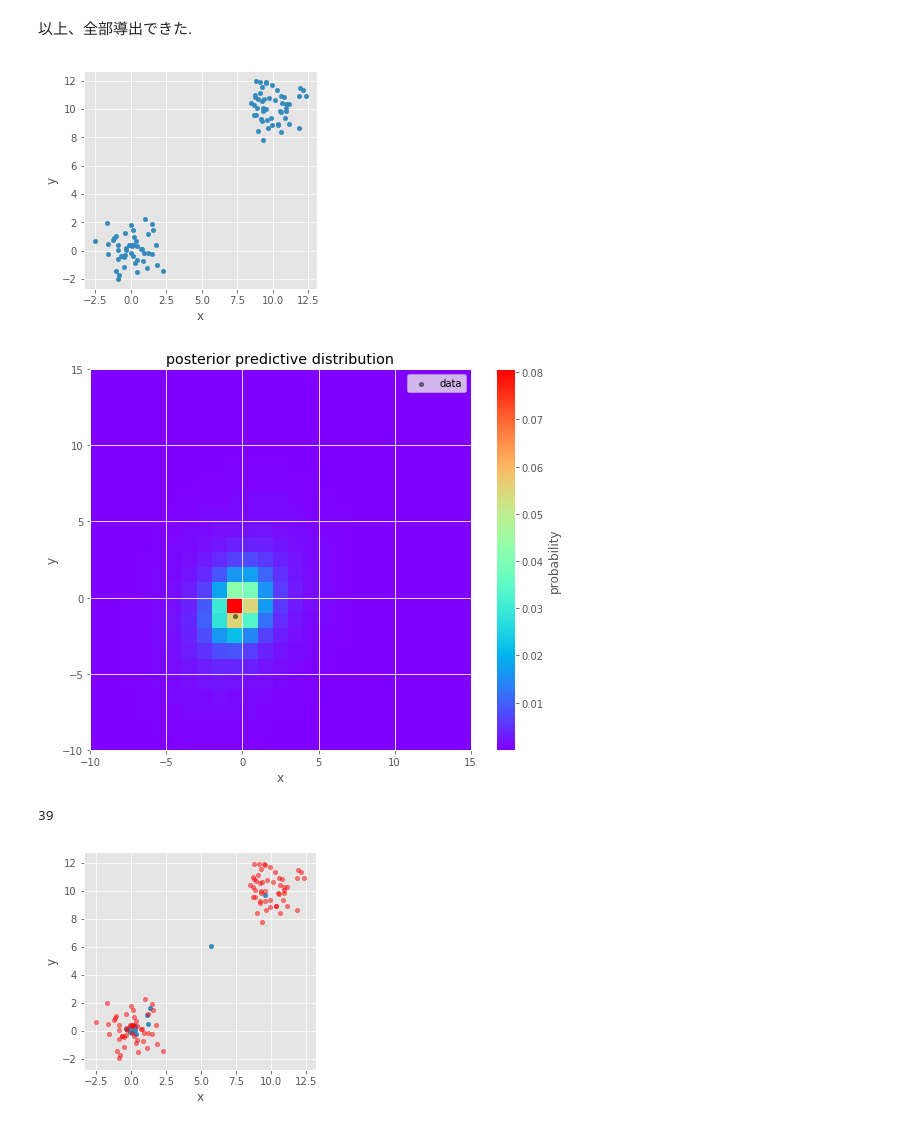
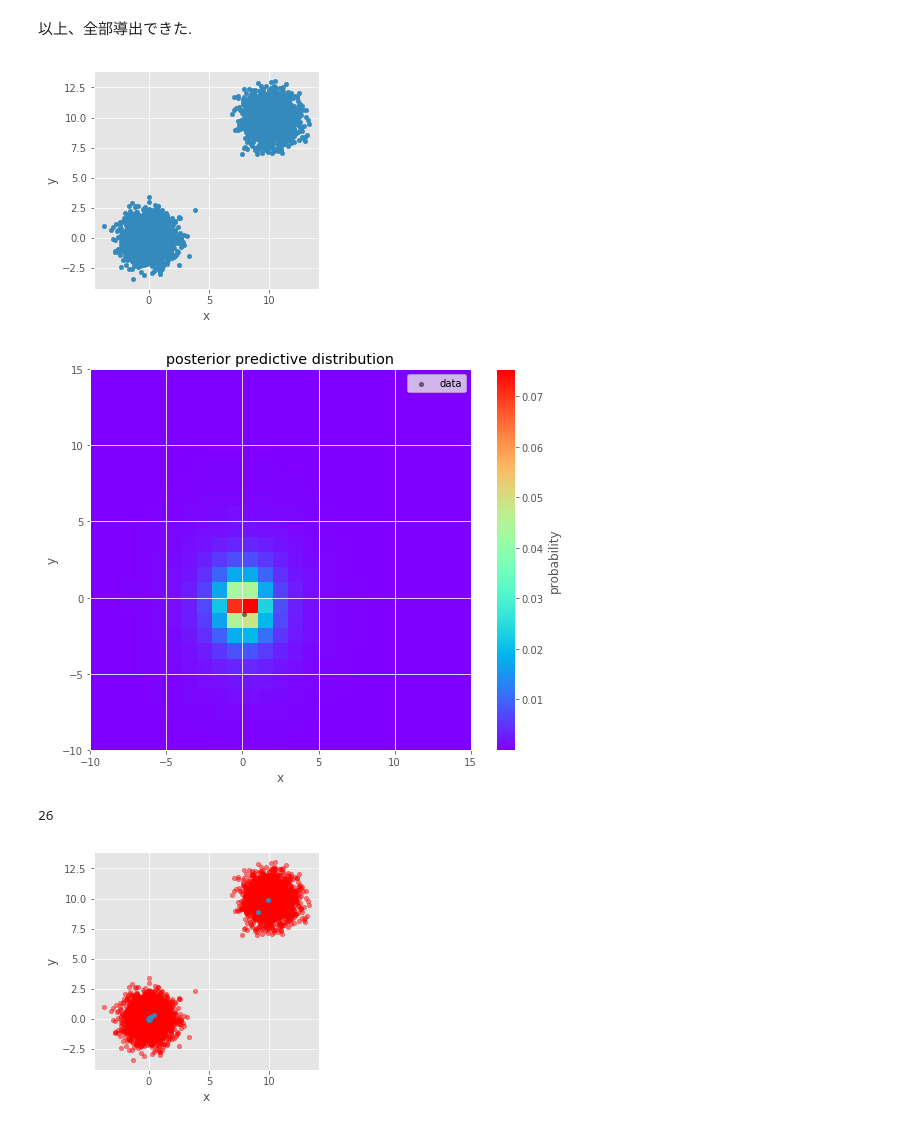
Before and after one commit to kazufusa/til, a Jupyter notebook: 20180826_Lin_2013/readme.ipynb, the cells around one changed output. Drawn from its saved outputs; the diff is of its cells as text; code cells hidden in the pictures.

```diff
--- a/20180826_Lin_2013/readme.ipynb
+++ b/20180826_Lin_2013/readme.ipynb
@@ -343,7 +371,7 @@ mean0 = np.array([0, 0])
 cov0 = np.array([[1,0],[0,1]])
 mean1 = np.array([10, 10])
 cov1 = np.array([[1,0],[0,1]])
-N = 100
+N = 5000
 a = 0.5
 X = pd.DataFrame(
     np.r_[
@@ -355,7 +383,7 @@ X = pd.DataFrame(
 X.plot(kind='scatter', x='x', y='y').set_aspect('equal')
 plt.savefig('1.png', bbox_inches='tight', pad_inches=0)
 # %% [output]
-[figure, old version]
+[figure, new version]
 # %%
 np.random.seed(0)
 x = X.sample(frac=1).values.T
@@ -498,7 +526,7 @@ fig.colorbar(im, ax=ax).set_label('probability')
 pd.DataFrame(x[:, 0].reshape(1, D), columns=['x', 'y']) \
     .plot(kind='scatter', x='x', y='y', c='black', ax=ax, label='data', alpha=0.5);
 # %% [output]
-[figure, old version]
+[figure, new version]
 # %%
 ## fig, ax = plt.subplots(ncols=1, figsize=(9, 7))
 
@@ -528,7 +556,7 @@ def plot(x=pd.DataFrame()):
 init()
 i=0
 k=0
-alpha = 10
+alpha = 1
 _mu_k, _beta_k, _W_k, _nu_k = eq16_2(x[:,i:i+1], rho, i, k, m_0, beta_0, nu_0, W_0)
 
 mu_k[k] = _mu_k
@@ -536,6 +564,8 @@ beta_k[k] = _beta_k
 W_k[k] = _W_k
 nu_k[k] = _nu_k
 
+fp = FloatProgress(min=1, max=N-1)
+display(fp)
 for i in np.arange(1, N):
     for k in np.arange(K):
         w = rho[0:i, k].sum()
@@ -544,34 +574,35 @@ for i in np.arange(1, N):
     rho[i, 0:K+1] = rho[i, 0:K+1] / rho[i, 0:K+1].sum()
 
     if rho[i, K] > 0.01:
         for k in np.arange(K):
             _mu_k, _beta_k, _W_k, _nu_k = eq16_1(x[:,0:i+1], rho, i, k, m_0, beta_0, nu_0, W_0)
             mu_k[k] = _mu_k
             beta_k[k] = _beta_k
             W_k[k] = _W_k
             nu_k[k] = _nu_k
 
         _mu_k, _beta_k, _W_k, _nu_k = eq16_2(x[:,i:i+1], rho, i, K, m_0, beta_0, nu_0, W_0)
         mu_k[K] = _mu_k
         beta_k[K] = _beta_k
         W_k[K] = _W_k
         nu_k[K] = _nu_k
 
         K = K + 1
     else:
         rho[i, K] = 0
         rho[i, 0:K] = rho[i, 0:K] / rho[i, 0:K].sum()
         for k in np.arange(K):
             _mu_k, _beta_k, _W_k, _nu_k = eq16_1(x[:,0:i+1], rho, i, k, m_0, beta_0, nu_0, W_0)
             mu_k[k] = _mu_k
             beta_k[k] = _beta_k
             W_k[k] = _W_k
             nu_k[k] = _nu_k
     # plot(pd.DataFrame(x[:,:i+1].T, columns=['x', 'y']))
+    fp.value = i
 
 print(K)
-ax = pd.DataFrame(mu_k.reshape(100, 2)[0:K], columns=['x','y']).plot(kind='scatter', x='x', y='y')
-X.plot(kind='scatter', x='x', y='y', ax=ax, color='red', alpha=0.5).set_aspect('equal')
+ax = X.plot(kind='scatter', x='x', y='y', color='red', alpha=0.5)
+pd.DataFrame(mu_k.reshape(100, 2)[0:K], columns=['x','y']).plot(kind='scatter', x='x', y='y', ax=ax).set_aspect('equal')
 # %% [output]
-39
+26
-[figure, old version]
+[figure, new version]
```
Also changed, not shown: parts of 13 cells of this notebook.
